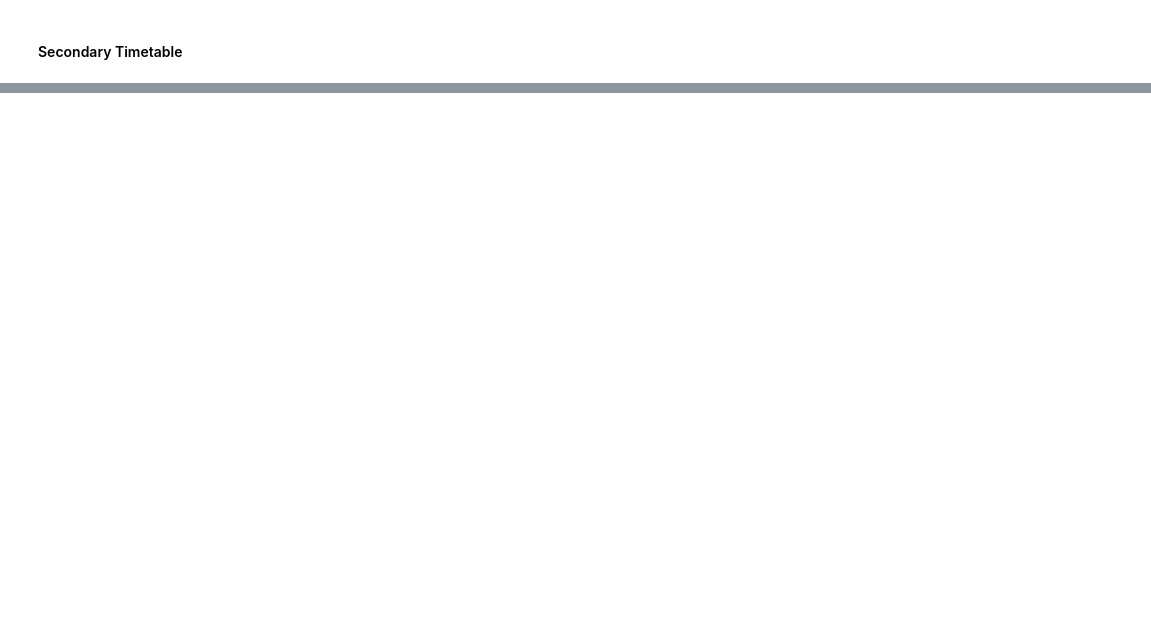
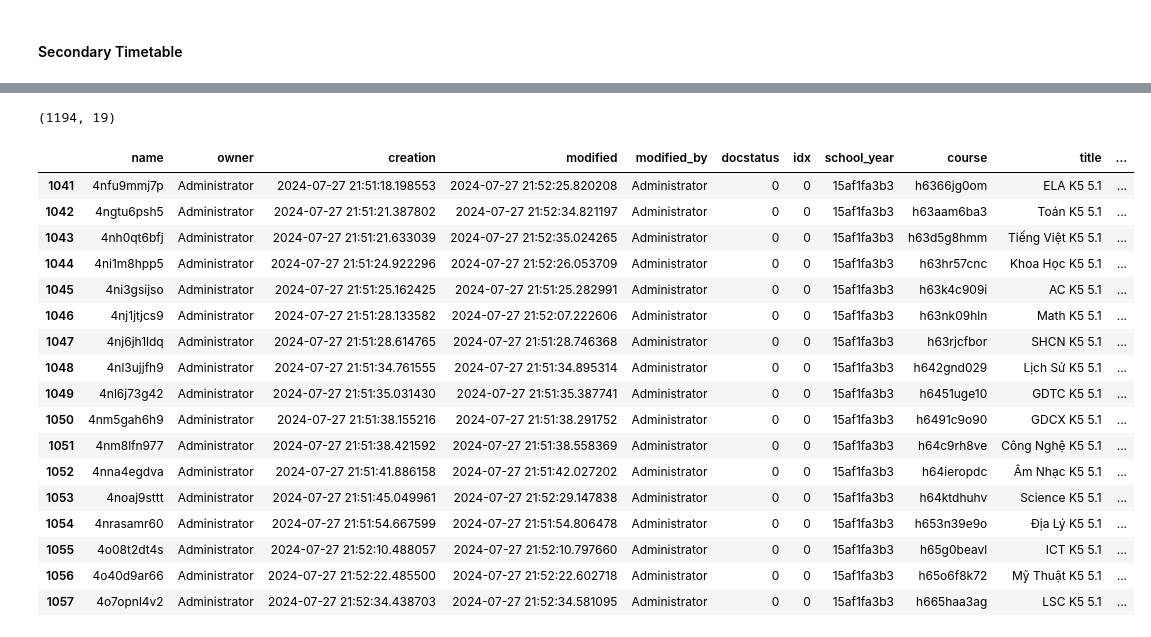
Before and after one commit to Wellspring-VN/pp-frappe-da, a Jupyter notebook: notebooks/validate-data.ipynb, the cells around one changed output, grey strips where cells are left out. Cells and saved outputs as stored; diff of their text form; code cells hidden in the pictures; blank space fills up the shorter version.

```diff
--- a/notebooks/validate-data.ipynb
+++ b/notebooks/validate-data.ipynb
@@ -929,0 +998,9 @@ Processing school class  12.3
+# %%
+
+school_classes = SISSchoolClass.find_all()
+course_classes = SISCourseClass.find(limit_page_length=2000)
+teachers = SISStaff.find_all()
+# %%
+course_classes.shape
+# %% [output]
+(1194, 19)
@@ -929,0 +1013,21 @@ Processing school class  12.3
+# %%
+course_classes[course_classes['short_title'].str.contains("5.1")]
+# %% [output]
+|  | name | owner | creation | modified | modified_by | docstatus | idx | school_year | course | title | ... |
+| 1041 | 4nfu9mmj7p | Administrator | 2024-07-27 21:51:18.198553 | 2024-07-27 21:52:25.820208 | Administrator | 0 | 0 | 15af1fa3b3 | h6366jg0om | ELA K5 5.1 | ... |
+| 1042 | 4ngtu6psh5 | Administrator | 2024-07-27 21:51:21.387802 | 2024-07-27 21:52:34.821197 | Administrator | 0 | 0 | 15af1fa3b3 | h63aam6ba3 | Toán K5 5.1 | ... |
+| 1043 | 4nh0qt6bfj | Administrator | 2024-07-27 21:51:21.633039 | 2024-07-27 21:52:35.024265 | Administrator | 0 | 0 | 15af1fa3b3 | h63d5g8hmm | Tiếng Việt K5 5.1 | ... |
+| 1044 | 4ni1m8hpp5 | Administrator | 2024-07-27 21:51:24.922296 | 2024-07-27 21:52:26.053709 | Administrator | 0 | 0 | 15af1fa3b3 | h63hr57cnc | Khoa Học K5 5.1 | ... |
+| 1045 | 4ni3gsijso | Administrator | 2024-07-27 21:51:25.162425 | 2024-07-27 21:51:25.282991 | Administrator | 0 | 0 | 15af1fa3b3 | h63k4c909i | AC K5 5.1 | ... |
+| 1046 | 4nj1jtjcs9 | Administrator | 2024-07-27 21:51:28.133582 | 2024-07-27 21:52:07.222606 | Administrator | 0 | 0 | 15af1fa3b3 | h63nk09hln | Math K5 5.1 | ... |
+| 1047 | 4nj6jh1ldq | Administrator | 2024-07-27 21:51:28.614765 | 2024-07-27 21:51:28.746368 | Administrator | 0 | 0 | 15af1fa3b3 | h63rjcfbor | SHCN K5 5.1 | ... |
+| 1048 | 4nl3ujjfh9 | Administrator | 2024-07-27 21:51:34.761555 | 2024-07-27 21:51:34.895314 | Administrator | 0 | 0 | 15af1fa3b3 | h642gnd029 | Lịch Sử K5 5.1 | ... |
+| 1049 | 4nl6j73g42 | Administrator | 2024-07-27 21:51:35.031430 | 2024-07-27 21:51:35.387741 | Administrator | 0 | 0 | 15af1fa3b3 | h6451uge10 | GDTC K5 5.1 | ... |
+| 1050 | 4nm5gah6h9 | Administrator | 2024-07-27 21:51:38.155216 | 2024-07-27 21:51:38.291752 | Administrator | 0 | 0 | 15af1fa3b3 | h6491c9o90 | GDCX K5 5.1 | ... |
+| 1051 | 4nm8lfn977 | Administrator | 2024-07-27 21:51:38.421592 | 2024-07-27 21:51:38.558369 | Administrator | 0 | 0 | 15af1fa3b3 | h64c9rh8ve | Công Nghệ K5 5.1 | ... |
+| 1052 | 4nna4egdva | Administrator | 2024-07-27 21:51:41.886158 | 2024-07-27 21:51:42.027202 | Administrator | 0 | 0 | 15af1fa3b3 | h64ieropdc | Âm Nhạc K5 5.1 | ... |
+| 1053 | 4noaj9sttt | Administrator | 2024-07-27 21:51:45.049961 | 2024-07-27 21:52:29.147838 | Administrator | 0 | 0 | 15af1fa3b3 | h64ktdhuhv | Science K5 5.1 | ... |
+| 1054 | 4nrasamr60 | Administrator | 2024-07-27 21:51:54.667599 | 2024-07-27 21:51:54.806478 | Administrator | 0 | 0 | 15af1fa3b3 | h653n39e9o | Địa Lý K5 5.1 | ... |
+| 1055 | 4o08t2dt4s | Administrator | 2024-07-27 21:52:10.488057 | 2024-07-27 21:52:10.797660 | Administrator | 0 | 0 | 15af1fa3b3 | h65g0beavl | ICT K5 5.1 | ... |
+| 1056 | 4o40d9ar66 | Administrator | 2024-07-27 21:52:22.485500 | 2024-07-27 21:52:22.602718 | Administrator | 0 | 0 | 15af1fa3b3 | h65o6f8k72 | Mỹ Thuật K5 5.1 | ... |
+| 1057 | 4o7opnl4v2 | Administrator | 2024-07-27 21:52:34.438703 | 2024-07-27 21:52:34.581095 | Administrator | 0 | 0 | 15af1fa3b3 | h665haa3ag | LSC K5 5.1 | ... |
```
Also changed, not shown: parts of 45 cells of this notebook, 13 other files.
